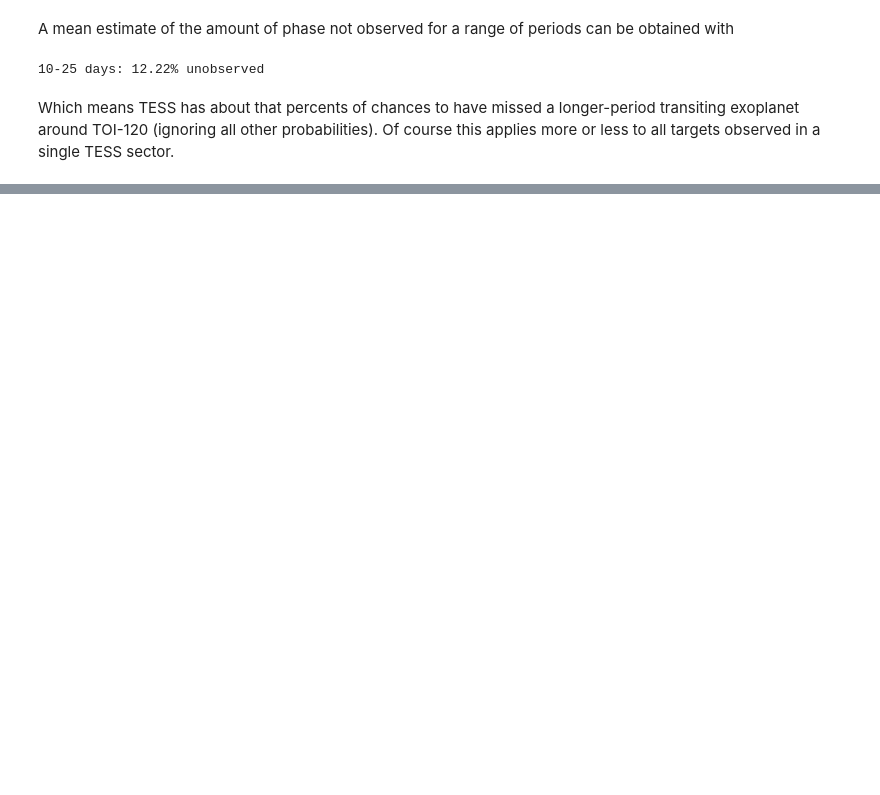
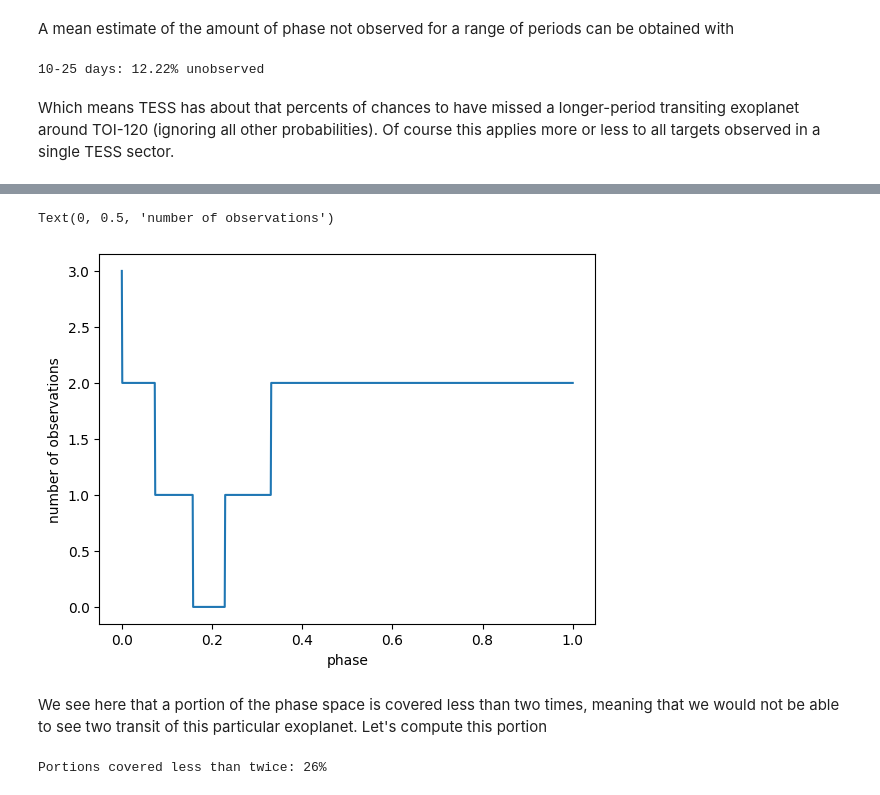
Before and after one commit to lgrcia/portrait, a Jupyter notebook: docs/tess.ipynb, the cells around one changed output, grey strips where cells are left out. Drawn from its saved outputs; the diff is of its cells as text; code cells hidden in the pictures; blank space fills up the shorter version.

```diff
--- a/docs/tess.ipynb
+++ b/docs/tess.ipynb
@@ -32,8 +32,9 @@ The light curve shows the transits of [TOI-120 b](https://science.nasa.gov/exopl
 # %%
 from portrait import coverage
 
-phase_coverage = coverage(time)(11.5)
-print(f"Phase coverage: {phase_coverage*100:.0f}%")
+period = 11.5
+single_phase_coverage = coverage(time)(period)
+print(f"Phase coverage: {single_phase_coverage*100:.0f}%")
 # %% [output]
 Phase coverage: 100%
 # %% [markdown]
@@ -63,0 +73,20 @@ Which means TESS has about that percents of chances to have missed a longer-peri
+# %%
+from portrait.core import phase_coverage
+
+trial_period = 16
+phases = np.linspace(0, 1, 1000)
+observed = phase_coverage(time, phases)(trial_period)
+
+plt.plot(phases, observed)
+plt.xlabel("phase")
+plt.ylabel("number of observations")
+# %% [output]
+Text(0, 0.5, 'number of observations')
+[figure, added]
+# %% [markdown]
+We see here that a portion of the phase space is covered less than two times, meaning that we would not be able to see two transit of this particular exoplanet. Let's compute this portion
+# %%
+less_than_2 = np.mean(observed < 2)
+print(f"Portions covered less than twice: {less_than_2*100:.0f}%")
+# %% [output]
+Portions covered less than twice: 26%
```
Also changed, not shown: parts of 8 cells of this notebook, 5 other files.
